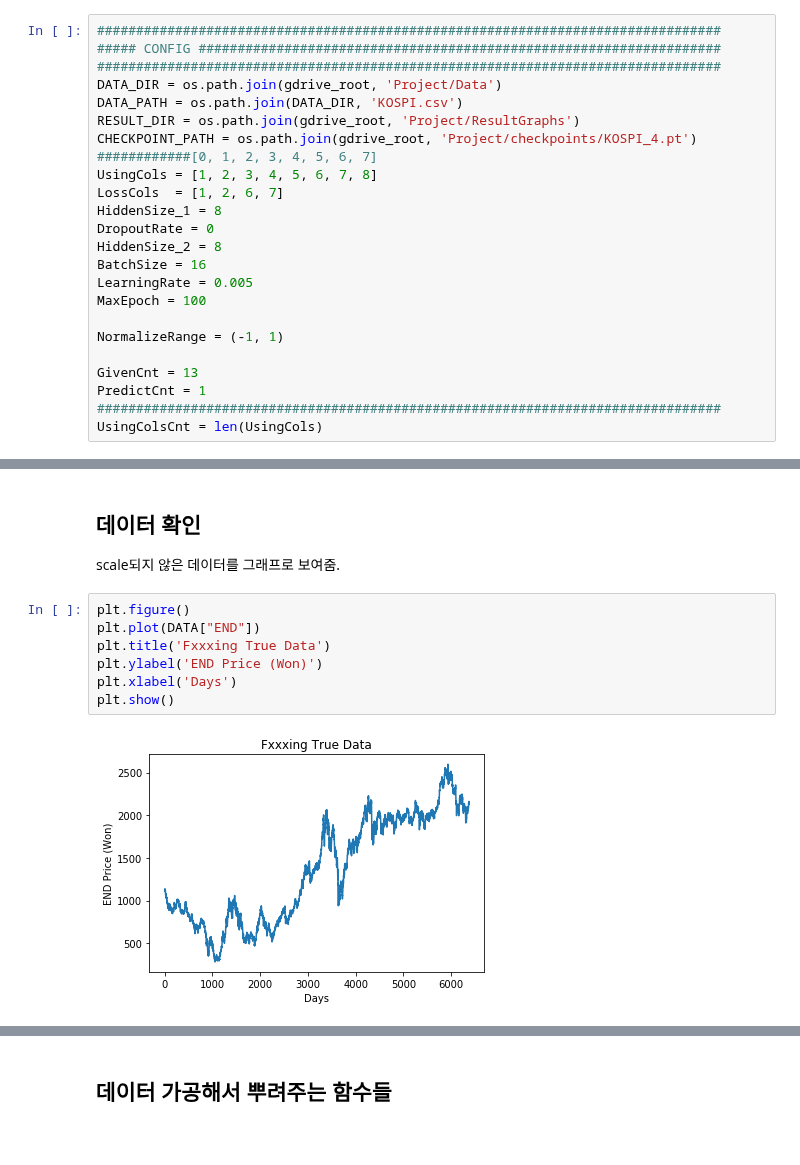
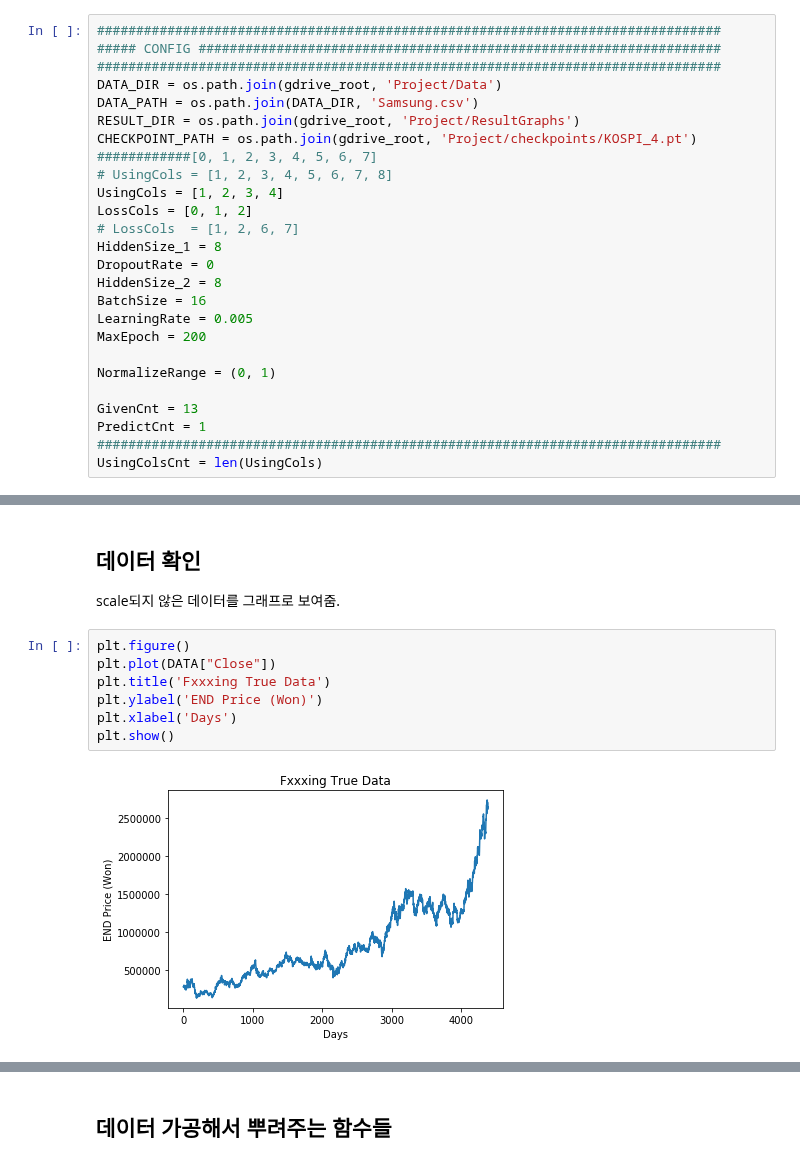
Before and after one commit to Kicory/ML_StockPJ, a Jupyter notebook: Notebook/TheGrandPredictor.ipynb, the cells around one changed output, grey strips where cells are left out. Cells and saved outputs as stored; diff of their text form.

```diff
--- a/Notebook/TheGrandPredictor.ipynb
+++ b/Notebook/TheGrandPredictor.ipynb
@@ -45,20 +46,22 @@ torch.cuda.manual_seed(470)
 ##### CONFIG ###################################################################
 ################################################################################
 DATA_DIR = os.path.join(gdrive_root, 'Project/Data')
-DATA_PATH = os.path.join(DATA_DIR, 'KOSPI.csv')
+DATA_PATH = os.path.join(DATA_DIR, 'Samsung.csv')
 RESULT_DIR = os.path.join(gdrive_root, 'Project/ResultGraphs')
 CHECKPOINT_PATH = os.path.join(gdrive_root, 'Project/checkpoints/KOSPI_4.pt')
 ############[0, 1, 2, 3, 4, 5, 6, 7]
-UsingCols = [1, 2, 3, 4, 5, 6, 7, 8]
-LossCols  = [1, 2, 6, 7]
+# UsingCols = [1, 2, 3, 4, 5, 6, 7, 8]
+UsingCols = [1, 2, 3, 4]
+LossCols = [0, 1, 2]
+# LossCols  = [1, 2, 6, 7]
 HiddenSize_1 = 8
 DropoutRate = 0
 HiddenSize_2 = 8
 BatchSize = 16
 LearningRate = 0.005
-MaxEpoch = 100
+MaxEpoch = 200
 
-NormalizeRange = (-1, 1)
+NormalizeRange = (0, 1)
 
 GivenCnt = 13
 PredictCnt = 1
@@ -128,12 +131,12 @@ def unscale(x):
 scale되지 않은 데이터를 그래프로 보여줌.
 # %%
 plt.figure()
-plt.plot(DATA["END"])
+plt.plot(DATA["Close"])
 plt.title('Fxxxing True Data')
 plt.ylabel('END Price (Won)')
 plt.xlabel('Days')
 plt.show()
 # %% [output]
-[figure, old version]
+[figure, new version]
 # %%
 plt.figure()
```
Also changed, not shown: parts of 10 cells of this notebook, 3 other files.
